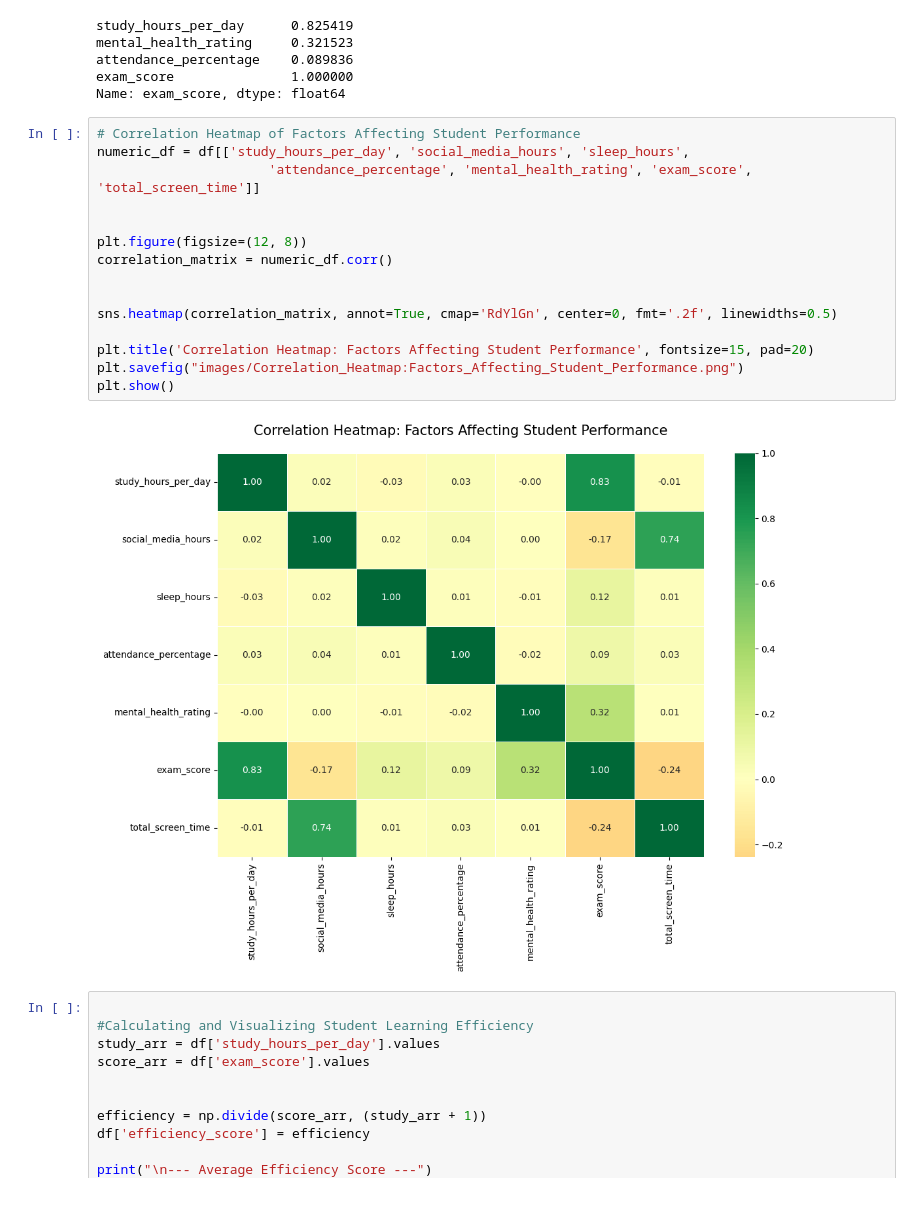
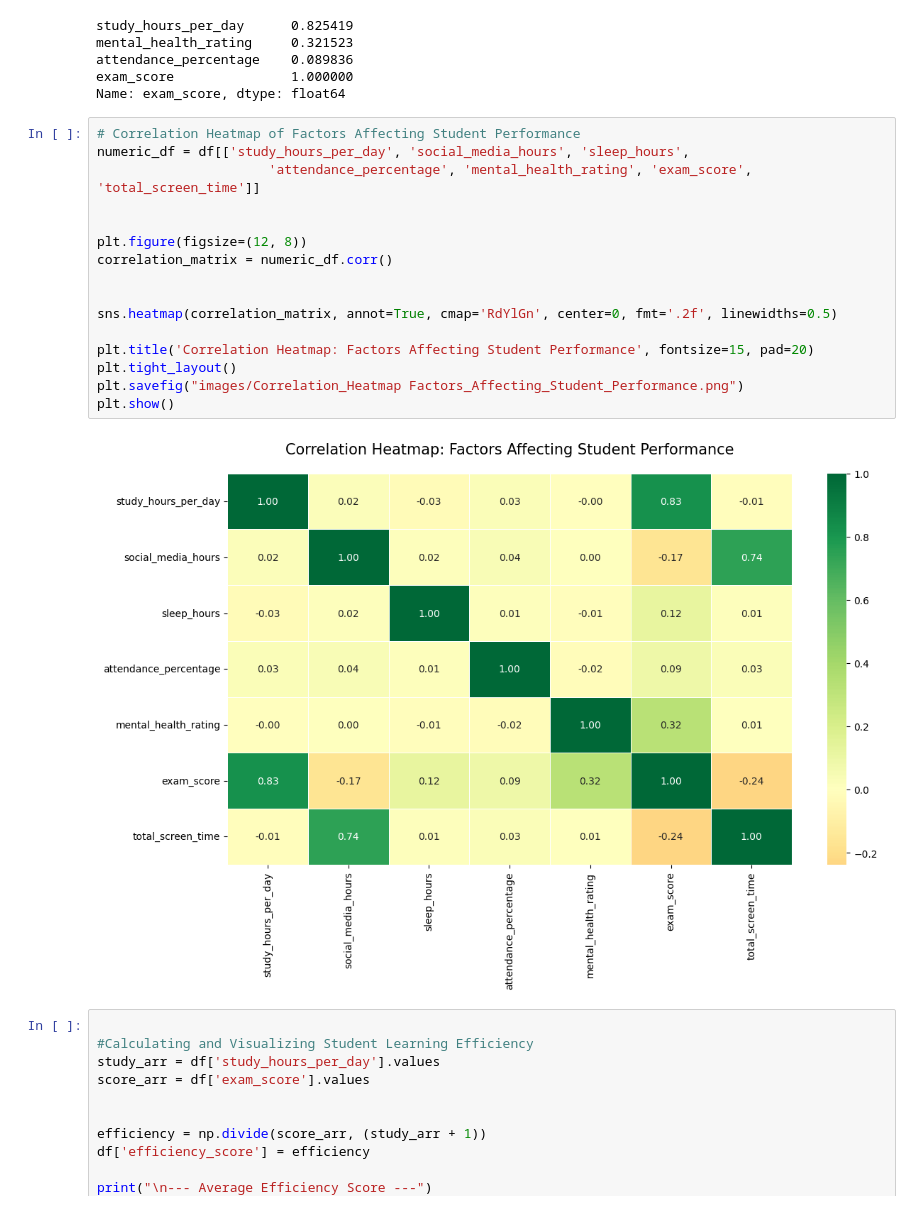
Before and after one commit to DiamondHalder/Student_Performance_Analysis, a Jupyter notebook: Student_Performance_Analysis.ipynb, the cells around one changed output. Cells and saved outputs as stored; diff of their text form.

```diff
--- a/Student_Performance_Analysis.ipynb
+++ b/Student_Performance_Analysis.ipynb
@@ -355,20 +355,21 @@ Name: exam_score, dtype: float64
 # %%
 # Correlation Heatmap of Factors Affecting Student Performance
 numeric_df = df[['study_hours_per_day', 'social_media_hours', 'sleep_hours',
                       'attendance_percentage', 'mental_health_rating', 'exam_score', 'total_screen_time']]
 
 
 plt.figure(figsize=(12, 8))
 correlation_matrix = numeric_df.corr()
 
 
 sns.heatmap(correlation_matrix, annot=True, cmap='RdYlGn', center=0, fmt='.2f', linewidths=0.5)
 
 plt.title('Correlation Heatmap: Factors Affecting Student Performance', fontsize=15, pad=20)
-plt.savefig("images/Correlation_Heatmap:Factors_Affecting_Student_Performance.png")
+plt.tight_layout()
+plt.savefig("images/Correlation_Heatmap Factors_Affecting_Student_Performance.png")
 plt.show()
 # %% [output]
-[figure, old version]
+[figure, new version]
 # %%
 
 #Calculating and Visualizing Student Learning Efficiency
```
Also changed, not shown: 4 other files.
